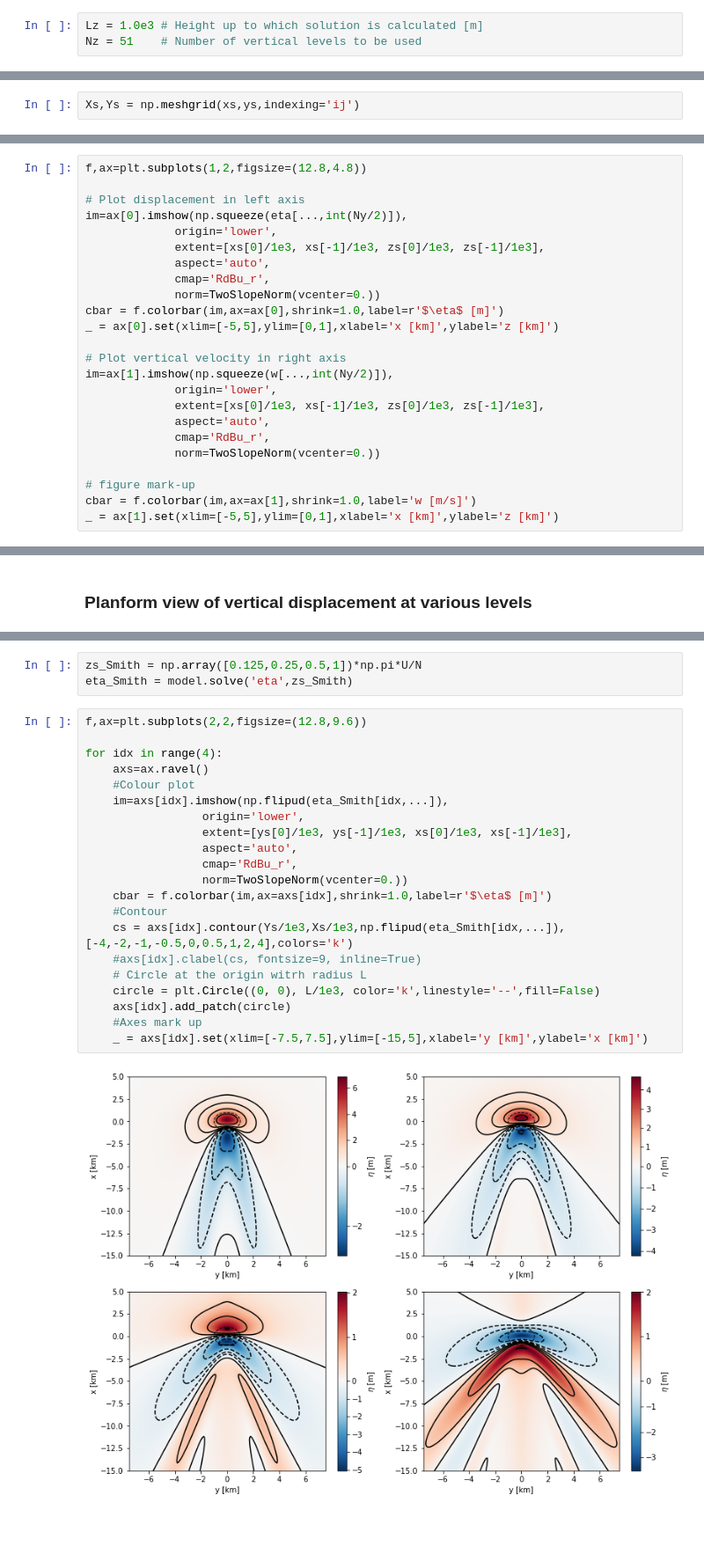
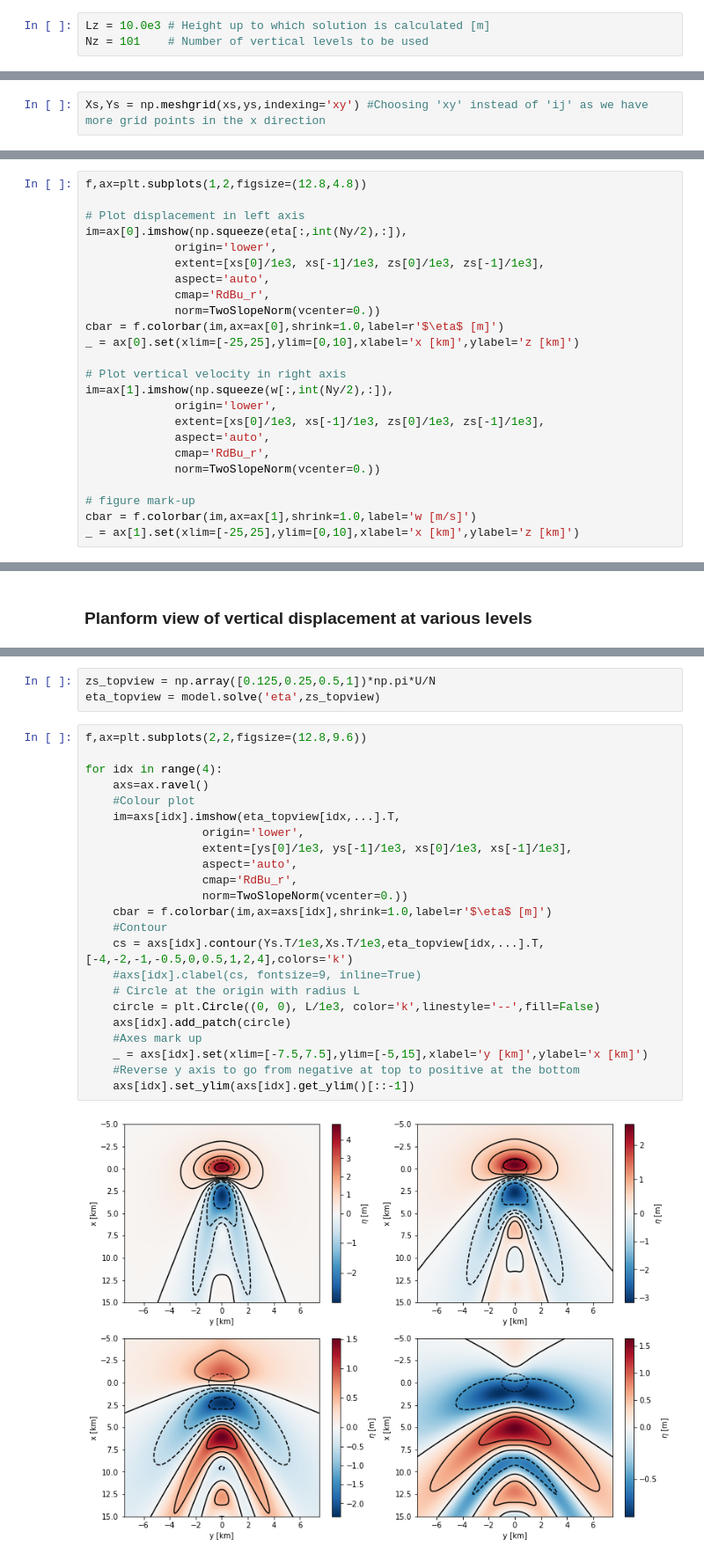
Before and after one commit to DriesAllaerts/lbow, a Jupyter notebook: notebooks/6-2D-steady-state--bell-shaped-mountain.ipynb, the cells around one changed output, grey strips where cells are left out. Shown at 88% size. Drawn from its saved outputs; the diff is of its cells as text; blank space fills up the shorter version.

```diff
--- a/notebooks/6-2D-steady-state--bell-shaped-mountain.ipynb
+++ b/notebooks/6-2D-steady-state--bell-shaped-mountain.ipynb
@@ -44,8 +44,8 @@ Ny = int(1e3) # Number of grid points
 # %% [markdown]
 Parameters for visualization
 # %%
-Lz = 1.0e3 # Height up to which solution is calculated [m]
-Nz = 51    # Number of vertical levels to be used
+Lz = 10.0e3 # Height up to which solution is calculated [m]
+Nz = 101    # Number of vertical levels to be used
 # %% [markdown]
 ### Numerical grid
 # %%
@@ -66,5 +66,5 @@ Vertical resolution is 20.0 m
 # %%
-Xs,Ys = np.meshgrid(xs,ys,indexing='ij')
+Xs,Ys = np.meshgrid(xs,ys,indexing='xy') #Choosing 'xy' instead of 'ij' as we have more grid points in the x direction
 # %% [markdown]
 ### Model
 # %%
@@ -106,17 +110,17 @@ Wall time: 13.7 s
 f,ax=plt.subplots(1,2,figsize=(12.8,4.8))
 
 # Plot displacement in left axis
-im=ax[0].imshow(np.squeeze(eta[...,int(Ny/2)]),
+im=ax[0].imshow(np.squeeze(eta[:,int(Ny/2),:]),
              origin='lower',
              extent=[xs[0]/1e3, xs[-1]/1e3, zs[0]/1e3, zs[-1]/1e3],
              aspect='auto',
              cmap='RdBu_r',
              norm=TwoSlopeNorm(vcenter=0.))
 cbar = f.colorbar(im,ax=ax[0],shrink=1.0,label=r'$\eta$ [m]')
-_ = ax[0].set(xlim=[-5,5],ylim=[0,1],xlabel='x [km]',ylabel='z [km]')
+_ = ax[0].set(xlim=[-25,25],ylim=[0,10],xlabel='x [km]',ylabel='z [km]')
 
 # Plot vertical velocity in right axis
-im=ax[1].imshow(np.squeeze(w[...,int(Ny/2)]),
+im=ax[1].imshow(np.squeeze(w[:,int(Ny/2),:]),
              origin='lower',
              extent=[xs[0]/1e3, xs[-1]/1e3, zs[0]/1e3, zs[-1]/1e3],
              aspect='auto',
@@ -125,5 +129,5 @@ im=ax[1].imshow(np.squeeze(w[...,int(Ny/2)]),
 
 # figure mark-up
 cbar = f.colorbar(im,ax=ax[1],shrink=1.0,label='w [m/s]')
-_ = ax[1].set(xlim=[-5,5],ylim=[0,1],xlabel='x [km]',ylabel='z [km]')
+_ = ax[1].set(xlim=[-25,25],ylim=[0,10],xlabel='x [km]',ylabel='z [km]')
 # %% [output]
@@ -135,26 +137,28 @@ This plot reproduces figure 1 from [Smith (1980)](https://onlinelibrary.wiley.co
 # %%
-zs_Smith = np.array([0.125,0.25,0.5,1])*np.pi*U/N
-eta_Smith = model.solve('eta',zs_Smith)
+zs_topview = np.array([0.125,0.25,0.5,1])*np.pi*U/N
+eta_topview = model.solve('eta',zs_topview)
 # %%
 f,ax=plt.subplots(2,2,figsize=(12.8,9.6))
 
 for idx in range(4):
     axs=ax.ravel()
     #Colour plot
-    im=axs[idx].imshow(np.flipud(eta_Smith[idx,...]),
+    im=axs[idx].imshow(eta_topview[idx,...].T,
                  origin='lower',
                  extent=[ys[0]/1e3, ys[-1]/1e3, xs[0]/1e3, xs[-1]/1e3],
                  aspect='auto',
                  cmap='RdBu_r',
                  norm=TwoSlopeNorm(vcenter=0.))
     cbar = f.colorbar(im,ax=axs[idx],shrink=1.0,label=r'$\eta$ [m]')
     #Contour
-    cs = axs[idx].contour(Ys/1e3,Xs/1e3,np.flipud(eta_Smith[idx,...]),[-4,-2,-1,-0.5,0,0.5,1,2,4],colors='k')
+    cs = axs[idx].contour(Ys.T/1e3,Xs.T/1e3,eta_topview[idx,...].T,[-4,-2,-1,-0.5,0,0.5,1,2,4],colors='k')
     #axs[idx].clabel(cs, fontsize=9, inline=True)
-    # Circle at the origin witrh radius L
+    # Circle at the origin with radius L
     circle = plt.Circle((0, 0), L/1e3, color='k',linestyle='--',fill=False)
     axs[idx].add_patch(circle)
     #Axes mark up
-    _ = axs[idx].set(xlim=[-7.5,7.5],ylim=[-15,5],xlabel='y [km]',ylabel='x [km]')
+    _ = axs[idx].set(xlim=[-7.5,7.5],ylim=[-5,15],xlabel='y [km]',ylabel='x [km]')
+    #Reverse y axis to go from negative at top to positive at the bottom
+    axs[idx].set_ylim(axs[idx].get_ylim()[::-1])
 # %% [output]
-[figure, old version]
+[figure, new version]
```
Also changed, not shown: parts of 8 cells of this notebook, 5 other files.
